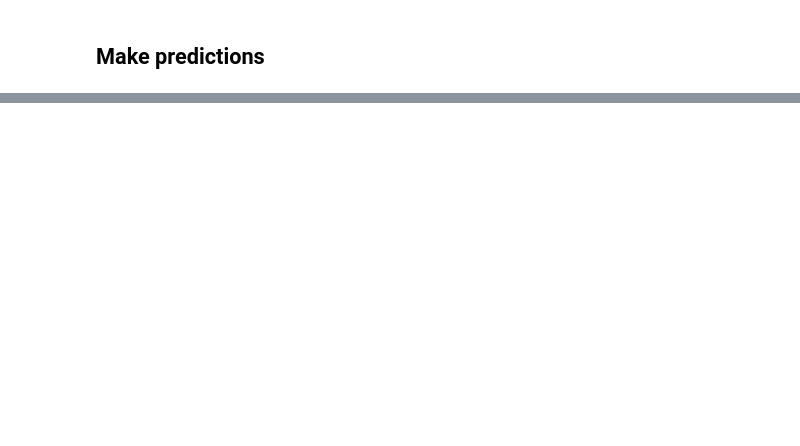
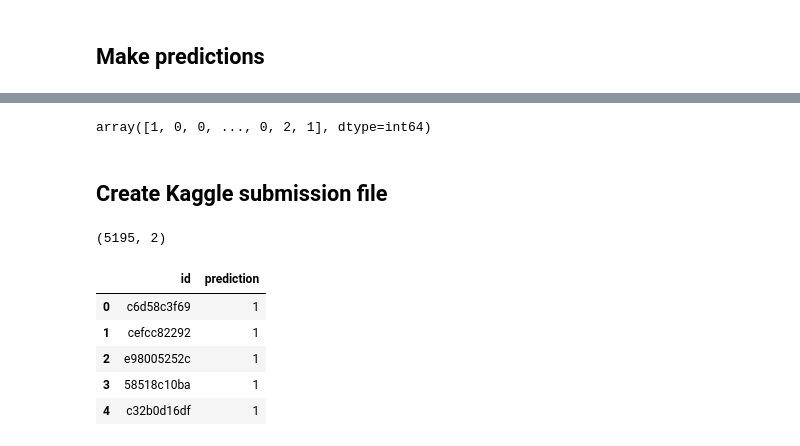
Before and after one commit to DillonWall/Watson, a Jupyter notebook: 3_Model/model_training.ipynb, the cells around one changed output, grey strips where cells are left out. Saved outputs shown, nothing was run; the diff lists cells and outputs as text; code cells hidden in the pictures; blank space fills up the shorter version.

Commit message:
Finished model and submission code

```diff
--- a/3_Model/model_training.ipynb
+++ b/3_Model/model_training.ipynb
@@ -669,0 +727,26 @@ plt.show()
+# %%
+test_preds = np.argmax(stacked_val_preds, axis=1)
+test_preds
+# %% [output]
+array([1, 0, 0, ..., 0, 2, 1], dtype=int64)
+# %% [markdown]
+## Create Kaggle submission file
+# %%
+# Load the sample submission.
+# The row order in the test set and the sample submission is the same.
+
+path = f'{CSV_DATA_DIR}/sample_submission.csv'
+
+df_sample = pd.read_csv(path)
+
+print(df_sample.shape)
+
+df_sample.head()
+# %% [output]
+(5195, 2)
+|  | id | prediction |
+| 0 | c6d58c3f69 | 1 |
+| 1 | cefcc82292 | 1 |
+| 2 | e98005252c | 1 |
+| 3 | 58518c10ba | 1 |
+| 4 | c32b0d16df | 1 |
```
Also changed, not shown: parts of 16 cells of this notebook, 2 other files.
